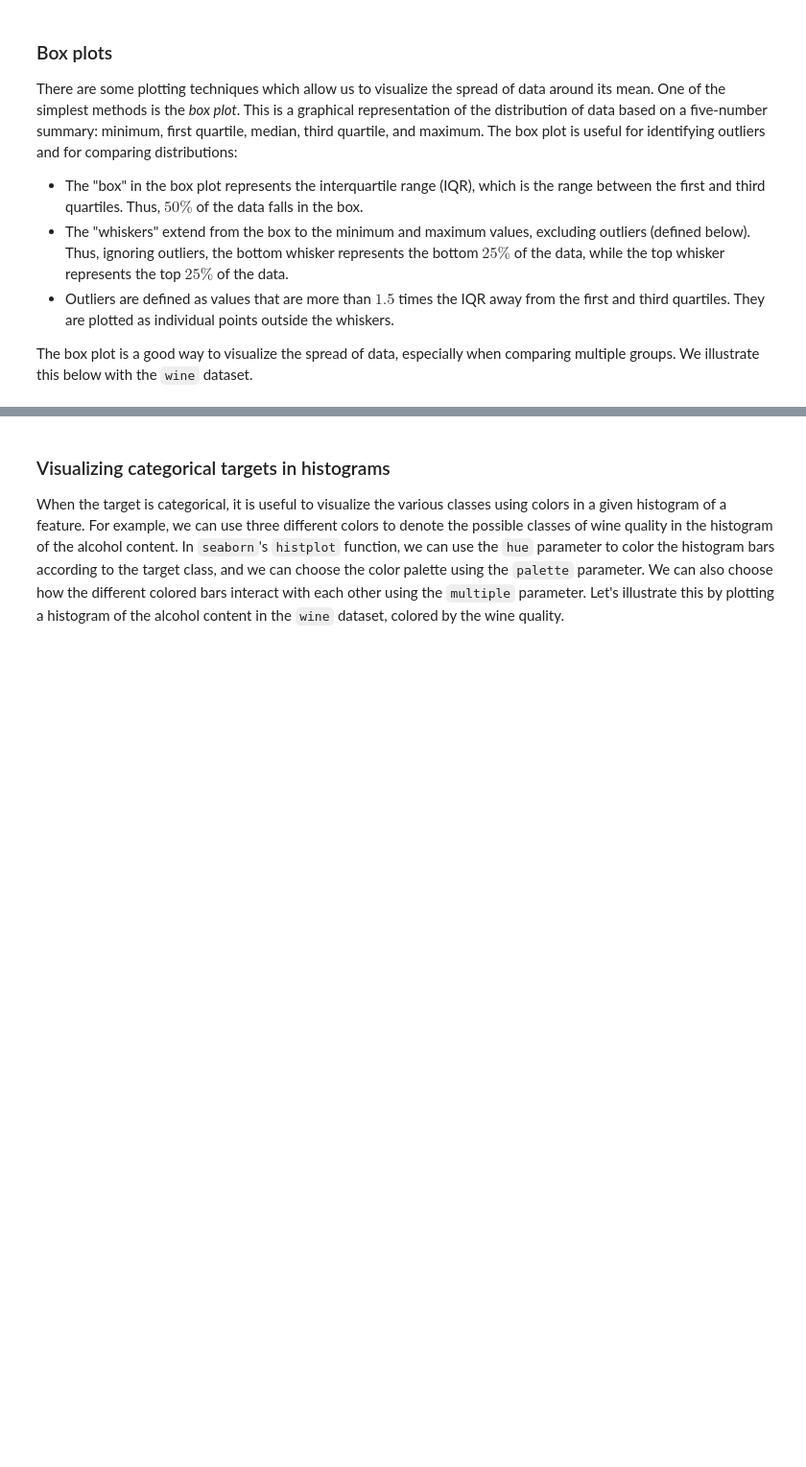
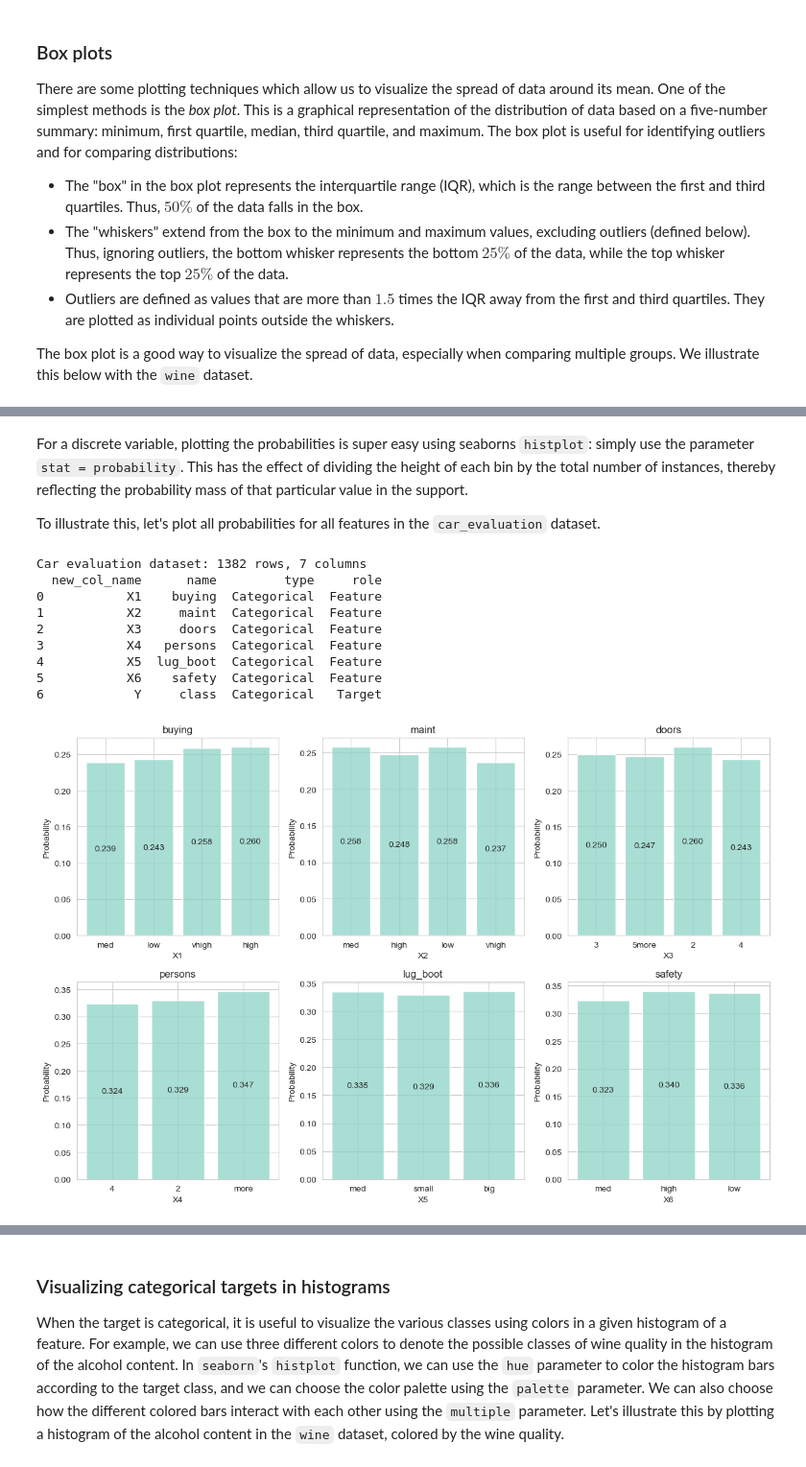
Before and after one commit to arvindsuresh-math/MATH-392-Intro-to-neural-networks, a Jupyter notebook: notebooks/06_basic-statistics-visualization.ipynb, the cells around one changed output, grey strips where cells are left out. Shown at 96% size. Saved outputs shown, nothing was run; the diff lists cells and outputs as text; code cells hidden in the pictures; blank space fills up the shorter version.

```diff
--- a/notebooks/06_basic-statistics-visualization.ipynb
+++ b/notebooks/06_basic-statistics-visualization.ipynb
@@ -224,0 +304,44 @@ plt.show()
+# %% [markdown]
+For a discrete variable, plotting the probabilities is super easy using seaborns `histplot`: simply use the parameter `stat = probability`. This has the effect of dividing the height of each bin by the total number of instances, thereby reflecting the probability mass of that particular value in the support.
+
+To illustrate this, let's plot all probabilities for all features in the `car_evaluation` dataset.
+# %%
+# read in the car evaluation dataset
+cars = pd.read_csv('../data/classification/car_evaluation/train.csv')
+cars_vars = pd.read_csv('../data/classification/car_evaluation/data_description.csv')
+# keep only name, role, type, and new_col_name of vars dataframe
+cars_vars = cars_vars[['new_col_name', 'name', 'type', 'role']]
+print(f'Car evaluation dataset: {cars.shape[0]} rows, {cars.shape[1]} columns')
+print(cars_vars)
+# make a hashmap of new_col_name to name
+features = cars_vars[cars_vars['role'] == 'Feature']
+features_dict = dict(zip(features['new_col_name'], features['name']))
+# plot probability mass functions of all features
+fig, ax = plt.subplots(2, 3, figsize=(12, 8))
+# flatten the axes array
+ax = ax.flatten()
+
+# plot the probability mass function of each feature
+for i, col in enumerate(features_dict.keys()):
+    # plot the probability mass function of the feature
+    sns.histplot(
+        data=cars, x=col, stat='probability', discrete=True, shrink=0.8, ax=ax[i]
+    )
+    # display the probabilities inside the bars
+    for j, v in cars[col].value_counts(normalize=True).sort_index().items():
+        ax[i].text(j, v/2, f'{v:.3f}', ha='center', va='center')
+    # set the title of the plot to the name of the feature
+    ax[i].set_title(features_dict[col])
+plt.tight_layout()
+plt.show()
+# %% [output]
+Car evaluation dataset: 1382 rows, 7 columns
+  new_col_name      name         type     role
+0           X1    buying  Categorical  Feature
+1           X2     maint  Categorical  Feature
+2           X3     doors  Categorical  Feature
+3           X4   persons  Categorical  Feature
+4           X5  lug_boot  Categorical  Feature
+5           X6    safety  Categorical  Feature
+6            Y     class  Categorical   Target
+[figure, added]
```
Also changed, not shown: parts of 26 cells of this notebook.
